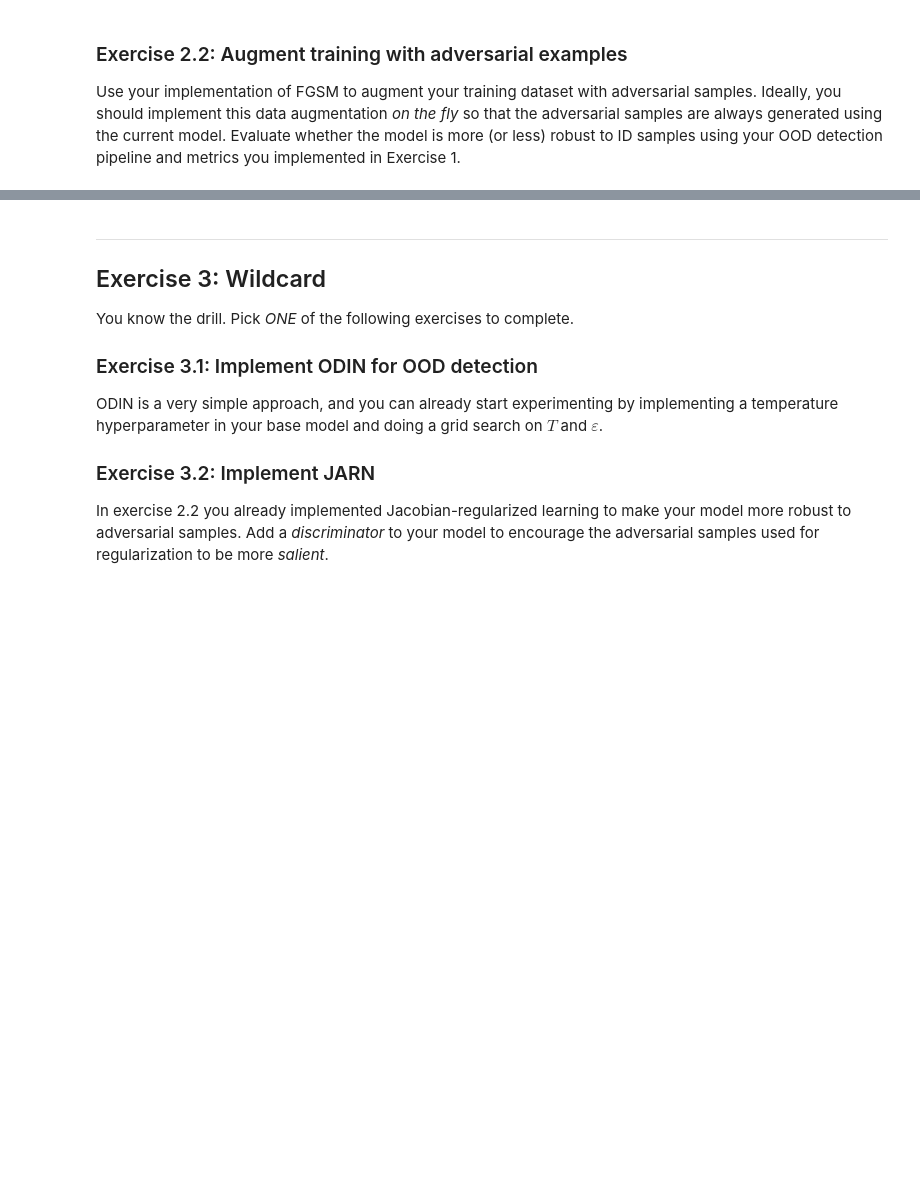
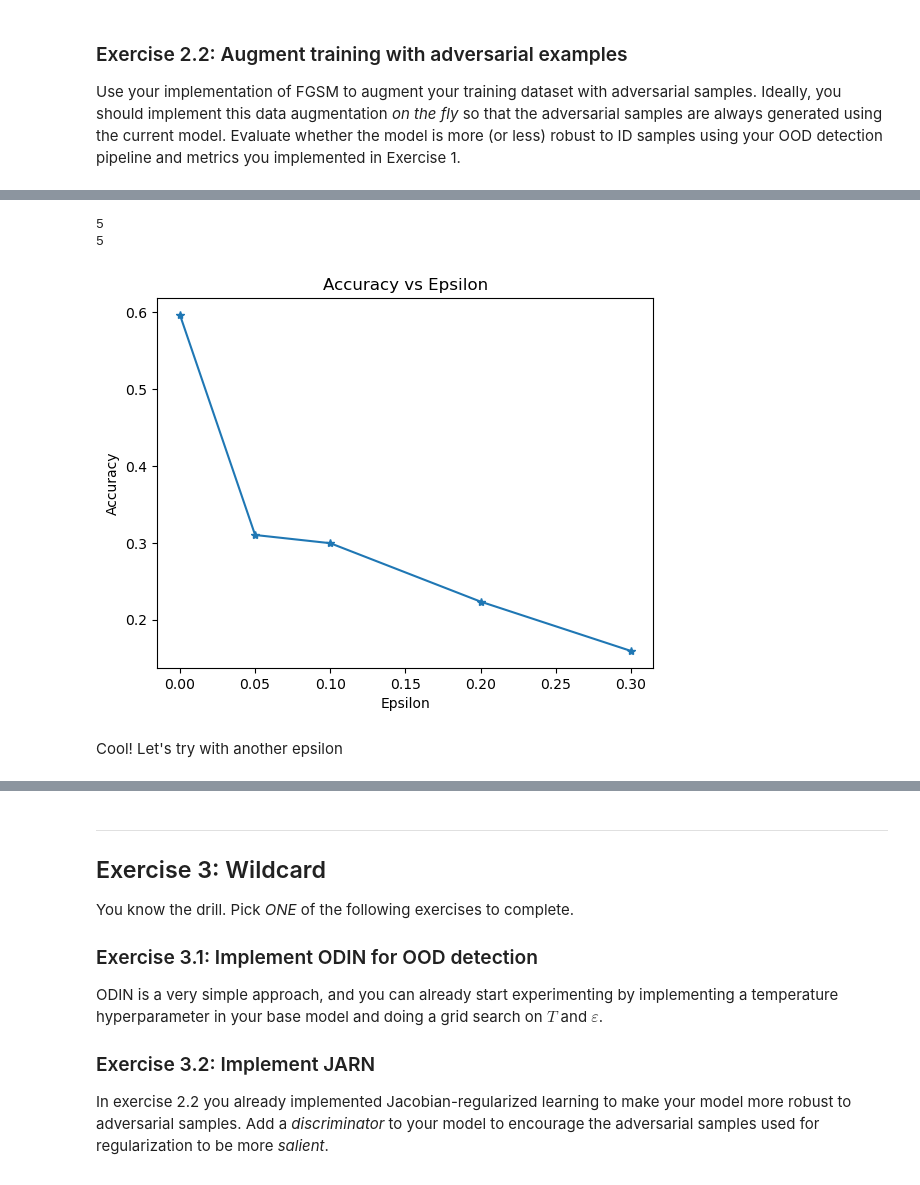
Before and after one commit to MagriniGabriele/Lab_DLA, a Jupyter notebook: Lab_4/Lab_4.ipynb, the cells around one changed output, grey strips where cells are left out. Saved outputs shown, nothing was run; the diff lists cells and outputs as text; code cells hidden in the pictures; blank space fills up the shorter version.

```diff
--- a/Lab_4/Lab_4.ipynb
+++ b/Lab_4/Lab_4.ipynb
@@ -261,4 +339,28 @@ Implement FGSM and generate some *adversarial examples* using your trained ID mo
 
 Use your implementation of FGSM to augment your training dataset with adversarial samples. Ideally, you should implement this data augmentation *on the fly* so that the adversarial samples are always generated using the current model. Evaluate whether the model is more (or less) robust to ID samples using your OOD detection pipeline and metrics you implemented in Exercise 1.
 # %%
-# Your code here.
+def fgsm_augmented(model, dataloader, epsilon, epochs):
+    model.requires_grad = True
+    optimizer = optim.Adam(model.parameters(), lr=0.001)
+    for epoch in range(epochs):
+        for data, target in dataloader:
+            data = data.to(device)
+            target = target.to(device)
+            data.requires_grad = True
+            model.zero_grad()
+            output = model(data)
+            loss = criterion(output, target)
+            loss.backward()
+            optimizer.step()
+
+            perturbed_data = data + epsilon * data.grad.sign()
+
+            output_perturbed = model(perturbed_data)
+            loss_perturbed = criterion(output_perturbed, target)
+            loss_perturbed.backward()
+            optimizer.step()
+
+    return model
+# %%
+model2 = CNN().to(device)
+new_model = fgsm_augmented(model2, dl_train, epsilon=0.1, epochs=20)
@@ -264,0 +369,7 @@ Use your implementation of FGSM to augment your training dataset with adversaria
+# %%
+epsilons = [0,0.05,0.1,0.2,0.3]
+acc = []
+model.eval()
+for epsilon in (epsilons):
+    print("Average accuracy for epsilon = ", epsilon, ":")
+    acc.append(fgsm_attack(new_model, dl_test, epsilon=epsilon))
@@ -264,0 +387,15 @@ Use your implementation of FGSM to augment your training dataset with adversaria
+# %%
+print(len(acc))
+print(len(epsilons))
+
+plt.plot(epsilons, acc, "*-")
+plt.title("Accuracy vs Epsilon")
+plt.xlabel("Epsilon")
+plt.ylabel("Accuracy")
+plt.show()
+# %% [output]
+5
+5
+[figure, added]
+# %% [markdown]
+Cool! Let's try with another epsilon
```
Also changed, not shown: parts of 23 cells of this notebook, 2 other files.
